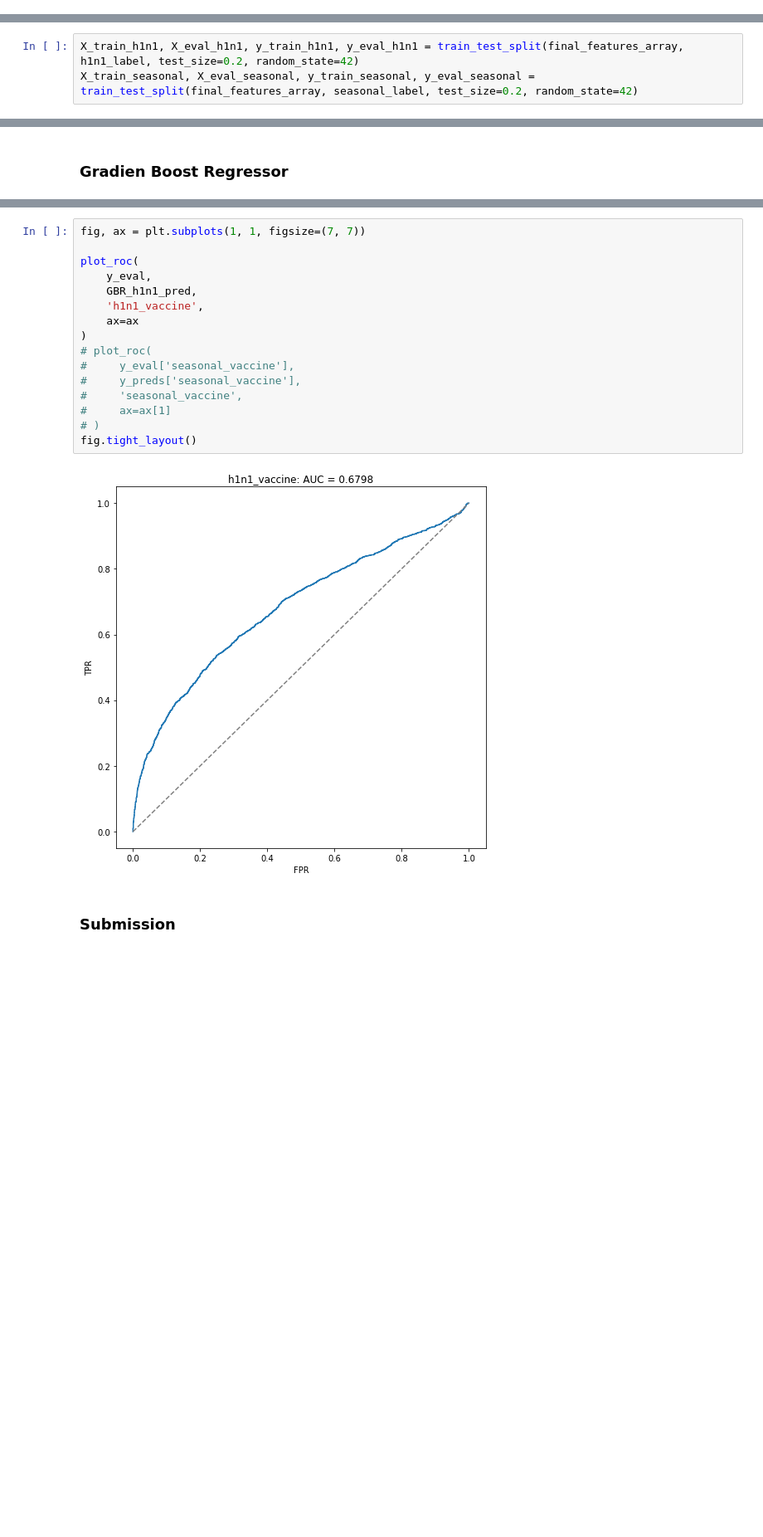
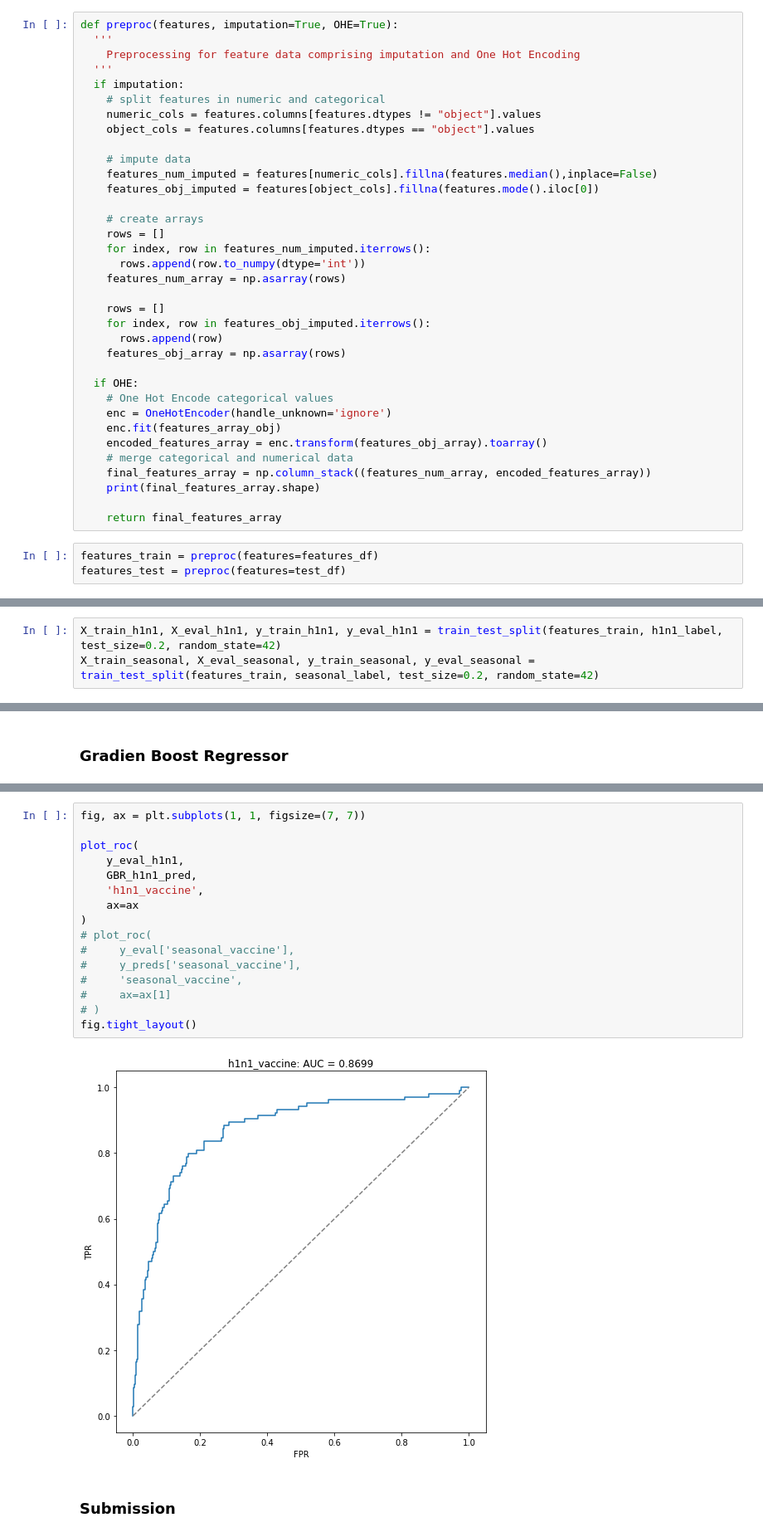
Before and after one commit to fabianlae/Predict-H1N1-and-Seasonal-Flu-Vaccines, a Jupyter notebook: Flushot_Analytics.ipynb, the cells around one changed output, grey strips where cells are left out. Shown at 83% size. Saved outputs shown, nothing was run; the diff lists cells and outputs as text; blank space fills up the shorter version.

Commit message:
Function for Preproc

```diff
--- a/Flushot_Analytics.ipynb
+++ b/Flushot_Analytics.ipynb
@@ -202,3 +203,41 @@ final_features_array=np.column_stack((features_array_num,encoded_features_array)
 final_features_array.shape
 # %% [output]
 (26707, 105)
+# %%
+def preproc(features, imputation=True, OHE=True):
+  '''
+    Preprocessing for feature data comprising imputation and One Hot Encoding
+  '''
+  if imputation:
+    # split features in numeric and categorical
+    numeric_cols = features.columns[features.dtypes != "object"].values
+    object_cols = features.columns[features.dtypes == "object"].values
+
+    # impute data
+    features_num_imputed = features[numeric_cols].fillna(features.median(),inplace=False)
+    features_obj_imputed = features[object_cols].fillna(features.mode().iloc[0])
+
+    # create arrays
+    rows = []
+    for index, row in features_num_imputed.iterrows():
+      rows.append(row.to_numpy(dtype='int'))
+    features_num_array = np.asarray(rows)
+
+    rows = []
+    for index, row in features_obj_imputed.iterrows():
+      rows.append(row)
+    features_obj_array = np.asarray(rows)
+
+  if OHE:
+    # One Hot Encode categorical values
+    enc = OneHotEncoder(handle_unknown='ignore')
+    enc.fit(features_array_obj)
+    encoded_features_array = enc.transform(features_obj_array).toarray()
+    # merge categorical and numerical data
+    final_features_array = np.column_stack((features_num_array, encoded_features_array))
+    print(final_features_array.shape)
+
+    return final_features_array
+# %%
+features_train = preproc(features=features_df)
+features_test = preproc(features=test_df)
@@ -205,3 +247,3 @@ final_features_array.shape
 # %%
-X_train_h1n1, X_eval_h1n1, y_train_h1n1, y_eval_h1n1 = train_test_split(final_features_array, h1n1_label, test_size=0.2, random_state=42)
-X_train_seasonal, X_eval_seasonal, y_train_seasonal, y_eval_seasonal = train_test_split(final_features_array, seasonal_label, test_size=0.2, random_state=42)
+X_train_h1n1, X_eval_h1n1, y_train_h1n1, y_eval_h1n1 = train_test_split(features_train, h1n1_label, test_size=0.2, random_state=42)
+X_train_seasonal, X_eval_seasonal, y_train_seasonal, y_eval_seasonal = train_test_split(features_train, seasonal_label, test_size=0.2, random_state=42)
@@ -343,21 +390,21 @@ array([0.21954522, 0.29845448, 0.04099891, 0.31651845, 0.05777334,
 # %%
 fig, ax = plt.subplots(1, 1, figsize=(7, 7))
 
 plot_roc(
-    y_eval,
+    y_eval_h1n1,
     GBR_h1n1_pred,
     'h1n1_vaccine',
     ax=ax
 )
 # plot_roc(
 #     y_eval['seasonal_vaccine'],
 #     y_preds['seasonal_vaccine'],
 #     'seasonal_vaccine',
 #     ax=ax[1]
 # )
 fig.tight_layout()
 # %% [output]
-[figure, old version]
+[figure, new version]
 # %% [markdown]
 ### Submission
 # %%
```
Also changed, not shown: parts of 21 cells of this notebook.
